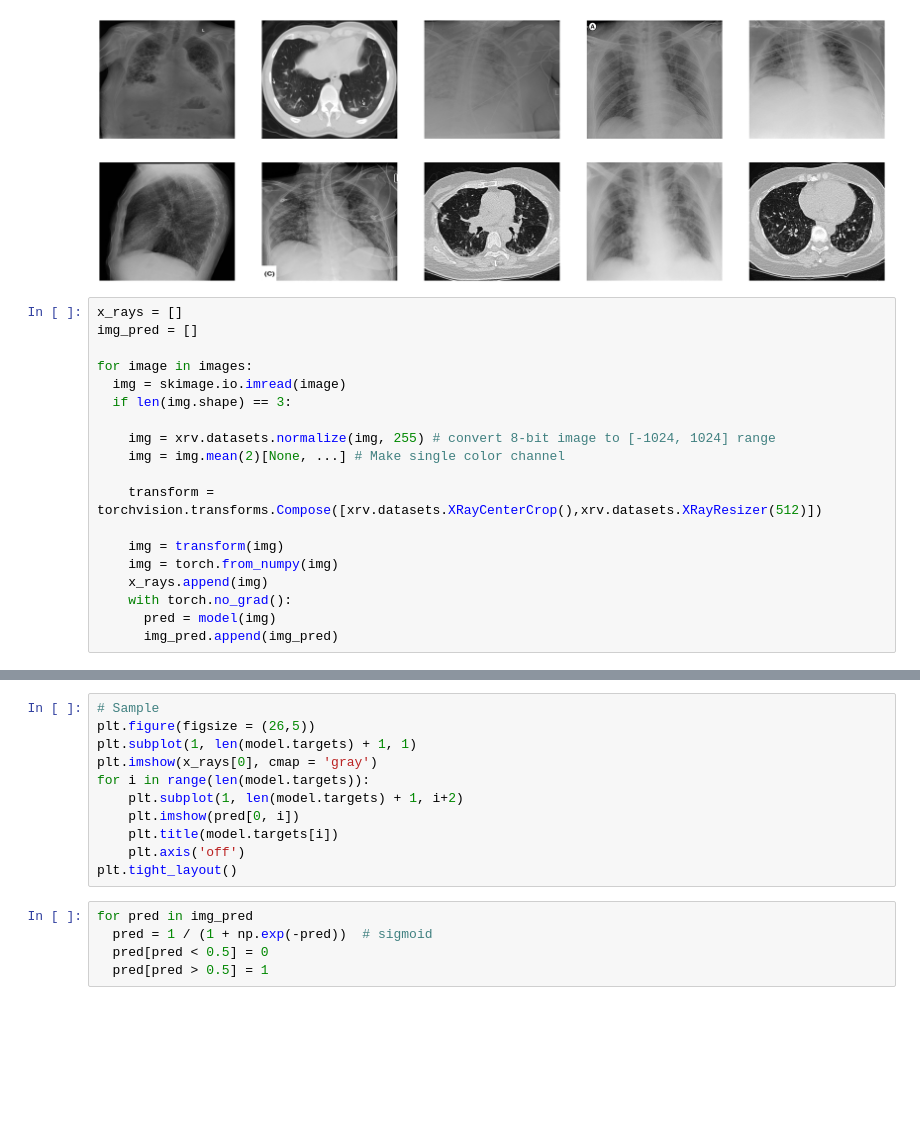
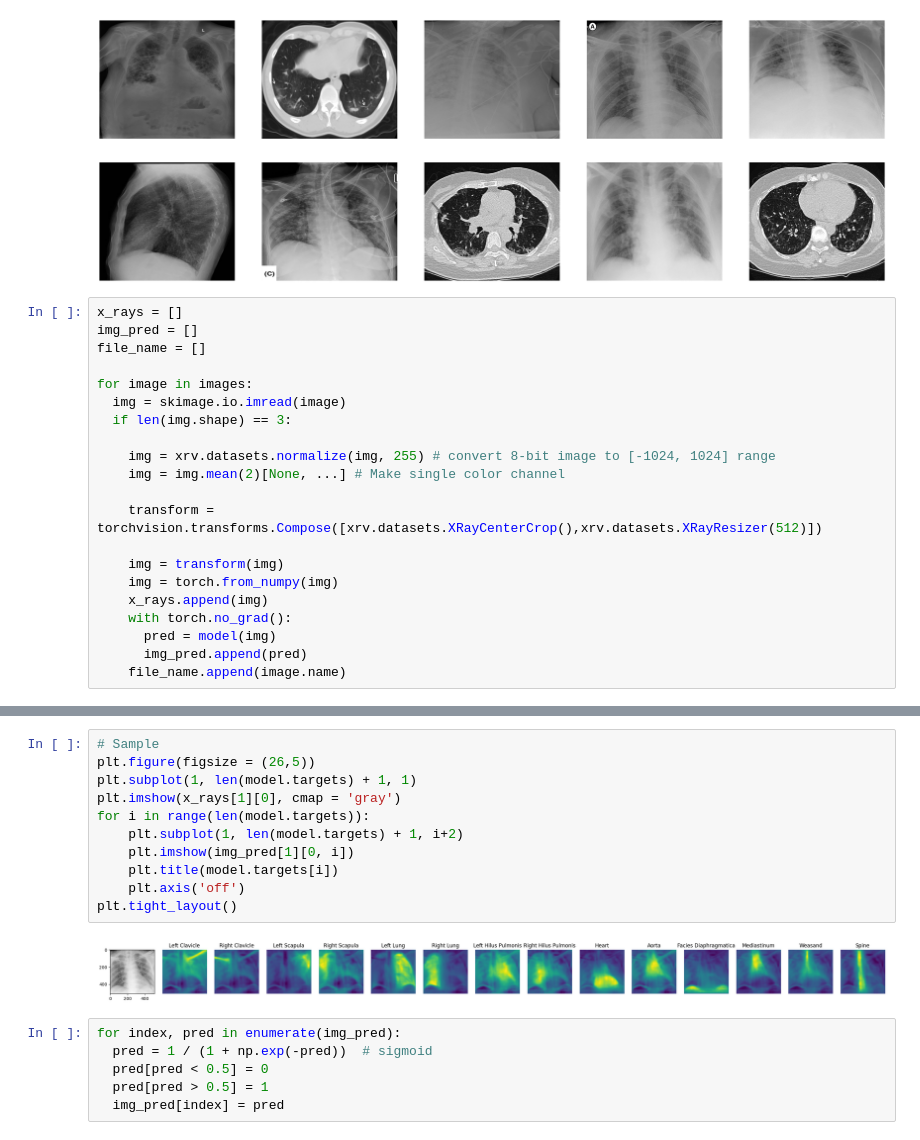
Before and after one commit to gauravsharans/202_Finals, a Jupyter notebook: lung_segmentation.ipynb, the cells around one changed output, grey strips where cells are left out. Drawn from its saved outputs; the diff is of its cells as text; blank space fills up the shorter version.

```diff
--- a/lung_segmentation.ipynb
+++ b/lung_segmentation.ipynb
@@ -76,6 +76,7 @@ plt.show()
 # %%
 x_rays = []
 img_pred = []
+file_name = []
 
 for image in images:
   img = skimage.io.imread(image)
@@ -91,7 +92,8 @@ for image in images:
     x_rays.append(img)
     with torch.no_grad():
       pred = model(img)
-      img_pred.append(img_pred)
+      img_pred.append(pred)
+    file_name.append(image.name)
 # %% [output]
 Setting XRayResizer engine to cv2 could increase performance.
 Setting XRayResizer engine to cv2 could increase performance.
@@ -115,19 +155,22 @@ x_rays
 # %%
 # Sample
 plt.figure(figsize = (26,5))
 plt.subplot(1, len(model.targets) + 1, 1)
-plt.imshow(x_rays[0], cmap = 'gray')
+plt.imshow(x_rays[1][0], cmap = 'gray')
 for i in range(len(model.targets)):
     plt.subplot(1, len(model.targets) + 1, i+2)
-    plt.imshow(pred[0, i])
+    plt.imshow(img_pred[1][0, i])
     plt.title(model.targets[i])
     plt.axis('off')
 plt.tight_layout()
+# %% [output]
+[figure, added]
 # %%
-for pred in img_pred
+for index, pred in enumerate(img_pred):
   pred = 1 / (1 + np.exp(-pred))  # sigmoid
   pred[pred < 0.5] = 0
   pred[pred > 0.5] = 1
+  img_pred[index] = pred
 # %%
 #Sample
 plt.figure(figsize = (26,5))
```
Also changed, not shown: parts of 9 cells of this notebook.
